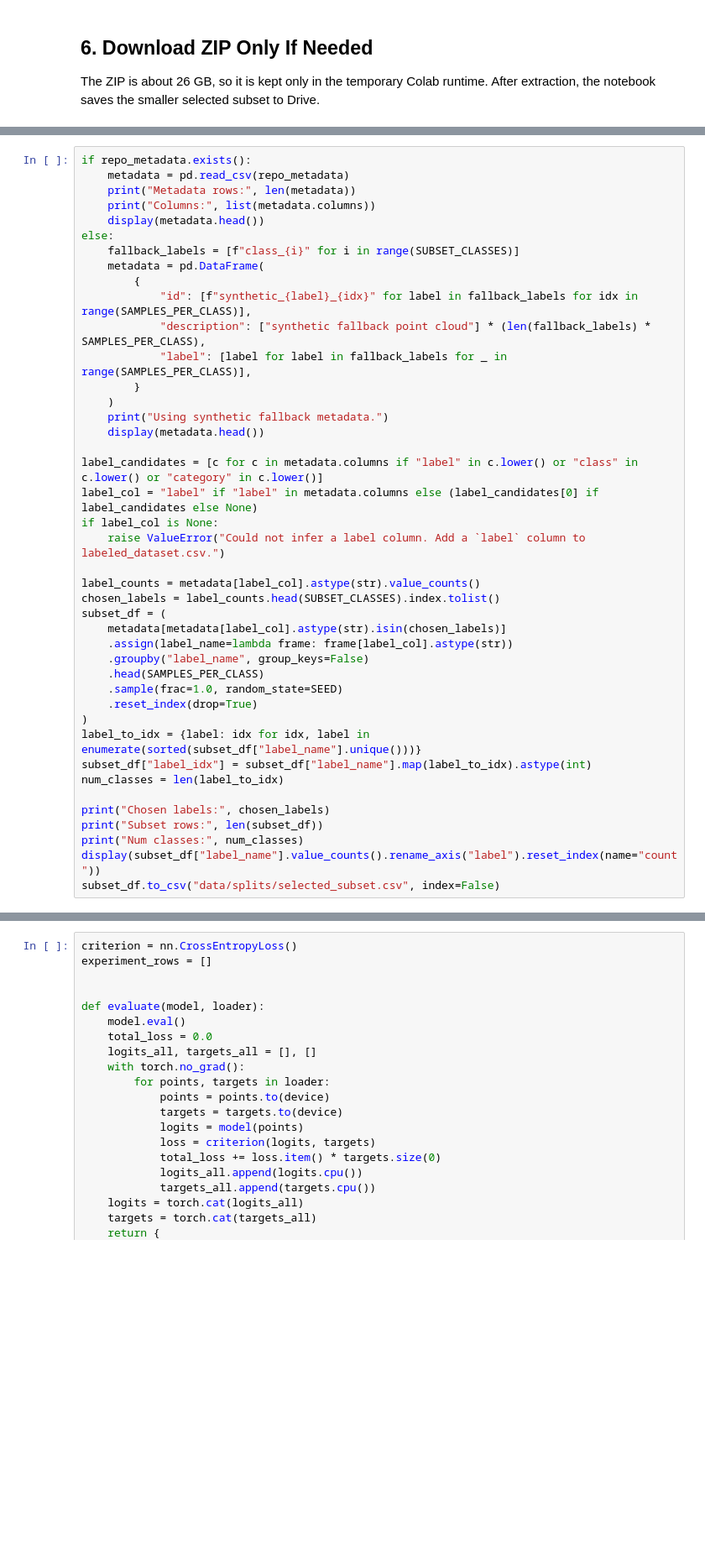
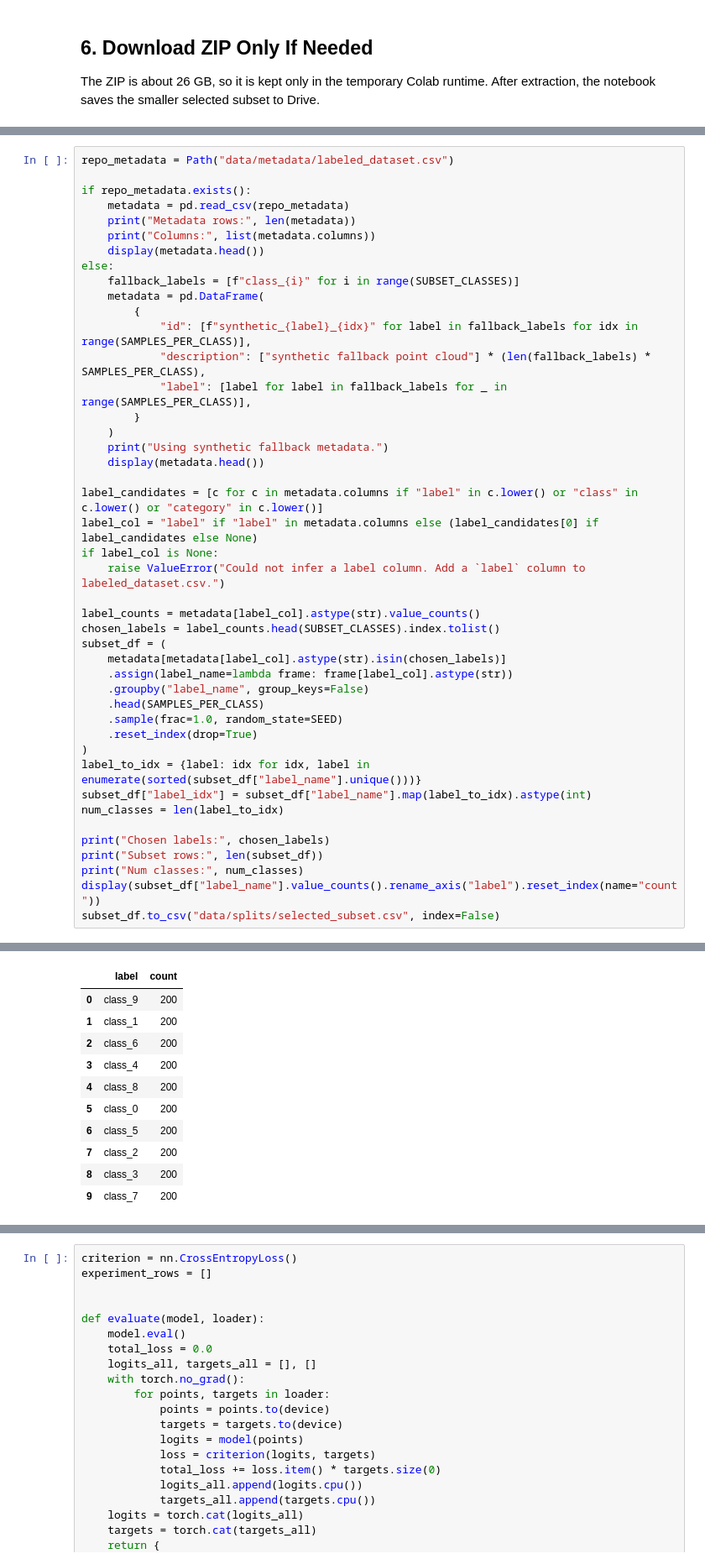
Before and after one commit to SalmaneSossey/graphcnn-federated-3d, a Jupyter notebook: notebooks/01_colab_safe_final_run.ipynb, the cells around one changed output, grey strips where cells are left out. Shown at 84% size. Cells and saved outputs as stored; diff of their text form; blank space fills up the shorter version.

```diff
--- a/notebooks/01_colab_safe_final_run.ipynb
+++ b/notebooks/01_colab_safe_final_run.ipynb
@@ -221,4 +304,6 @@ print("Prepared pointcloud count:")
 # %%
+repo_metadata = Path("data/metadata/labeled_dataset.csv")
+
 if repo_metadata.exists():
     metadata = pd.read_csv(repo_metadata)
     print("Metadata rows:", len(metadata))
@@ -260,3 +345,4 @@ print("Subset rows:", len(subset_df))
 print("Num classes:", num_classes)
 display(subset_df["label_name"].value_counts().rename_axis("label").reset_index(name="count"))
 subset_df.to_csv("data/splits/selected_subset.csv", index=False)
+# %% [output]
@@ -262,0 +359,11 @@ subset_df.to_csv("data/splits/selected_subset.csv", index=False)
+|  | label | count |
+| 0 | class_9 | 200 |
+| 1 | class_1 | 200 |
+| 2 | class_6 | 200 |
+| 3 | class_4 | 200 |
+| 4 | class_8 | 200 |
+| 5 | class_0 | 200 |
+| 6 | class_5 | 200 |
+| 7 | class_2 | 200 |
+| 8 | class_3 | 200 |
+| 9 | class_7 | 200 |
```
Also changed, not shown: parts of 47 cells of this notebook.
